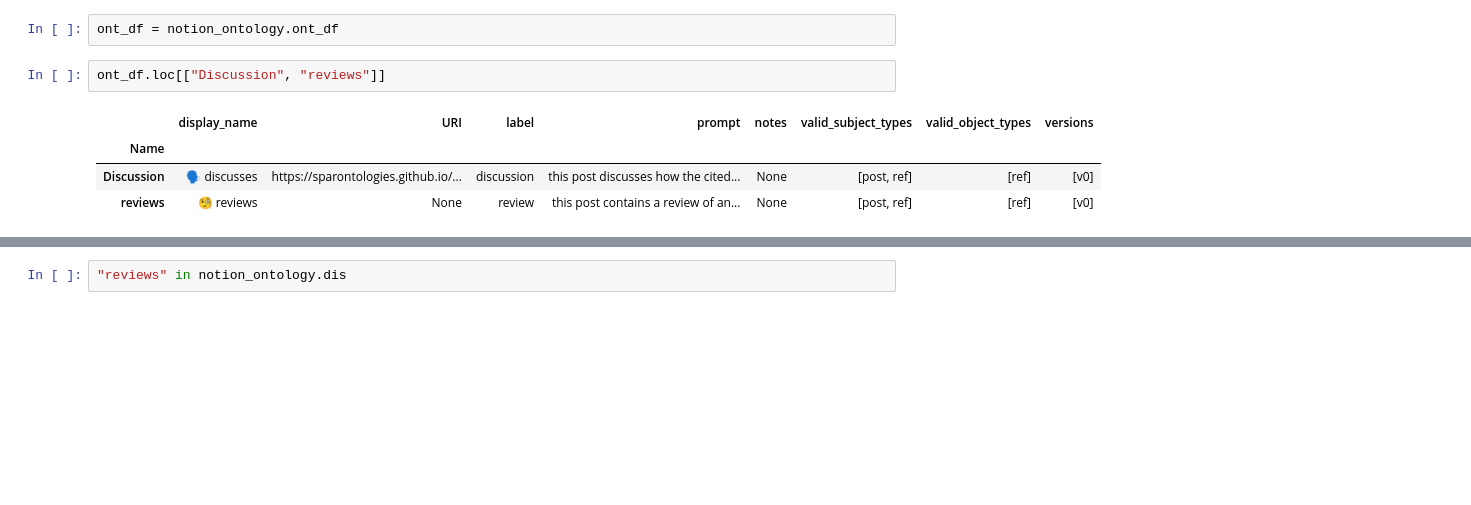
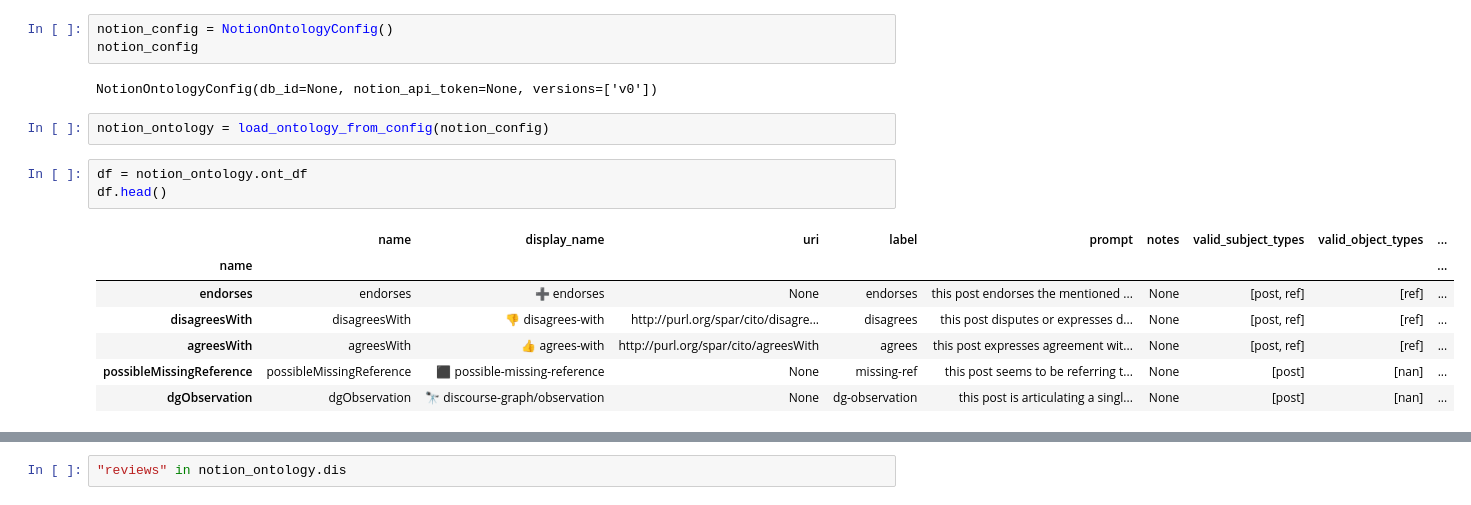
Before and after one commit to csensemakers/desci-sense, a Jupyter notebook: nlp/notebooks/test_notion.ipynb, the cells around one changed output, grey strips where cells are left out. Cells and saved outputs as stored; diff of their text form; blank space fills up the shorter version.

Commit message:
#110 update conversion script with ontology interface

```diff
--- a/nlp/notebooks/test_notion.ipynb
+++ b/nlp/notebooks/test_notion.ipynb
@@ -31,9 +9,18 @@ notion_ontology.ont_df
+# %%
+notion_config = NotionOntologyConfig()
+notion_config
+# %% [output]
+NotionOntologyConfig(db_id=None, notion_api_token=None, versions=['v0'])
+# %%
+notion_ontology = load_ontology_from_config(notion_config)
 # %%
-ont_df = notion_ontology.ont_df
+df = notion_ontology.ont_df
+df.head()
+# %% [output]
+|  | name | display_name | uri | label | prompt | notes | valid_subject_types | valid_object_types | ... |
+| name |  |  |  |  |  |  |  |  | ... |
+| endorses | endorses | ➕ endorses | None | endorses | this post endorses the mentioned ... | None | [post, ref] | [ref] | ... |
+| disagreesWith | disagreesWith | 👎 disagrees-with | http://purl.org/spar/cito/disagre... | disagrees | this post disputes or expresses d... | None | [post, ref] | [ref] | ... |
+| agreesWith | agreesWith | 👍 agrees-with | http://purl.org/spar/cito/agreesWith | agrees | this post expresses agreement wit... | None | [post, ref] | [ref] | ... |
+| possibleMissingReference | possibleMissingReference | ⬛ possible-missing-reference | None | missing-ref | this post seems to be referring t... | None | [post] | [nan] | ... |
+| dgObservation | dgObservation | 🔭 discourse-graph/observation | None | dg-observation | this post is articulating a singl... | None | [post] | [nan] | ... |
-# %%
-ont_df.loc[["Discussion", "reviews"]]
-# %% [output]
-|  | display_name | URI | label | prompt | notes | valid_subject_types | valid_object_types | versions |
-| Name |  |  |  |  |  |  |  |  |
-| Discussion | 🗣️ discusses | https://sparontologies.github.io/... | discussion | this post discusses how the cited... | None | [post, ref] | [ref] | [v0] |
-| reviews | 🧐 reviews | None | review | this post contains a review of an... | None | [post, ref] | [ref] | [v0] |
```
Also changed, not shown: parts of 17 cells of this notebook, 8 other files.
